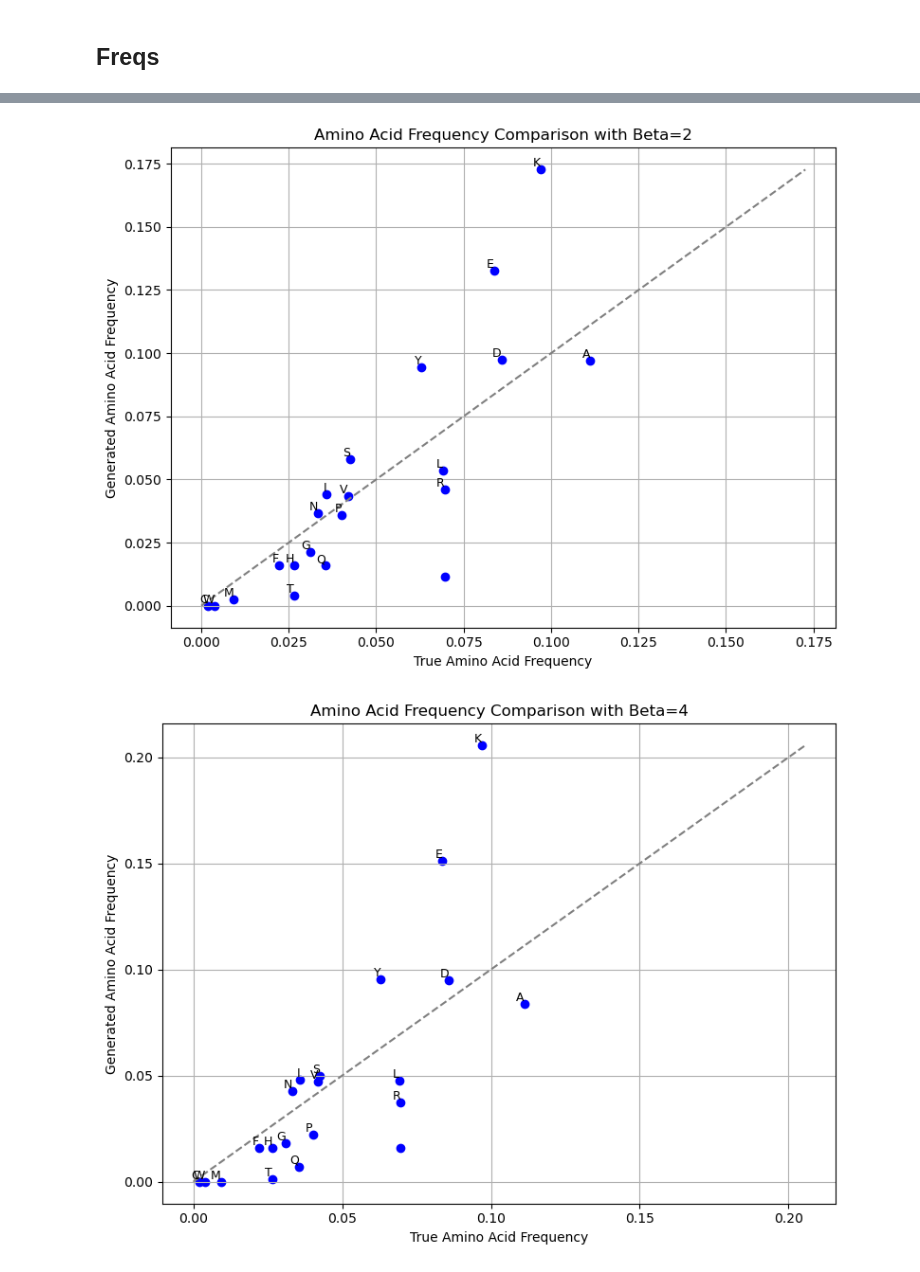
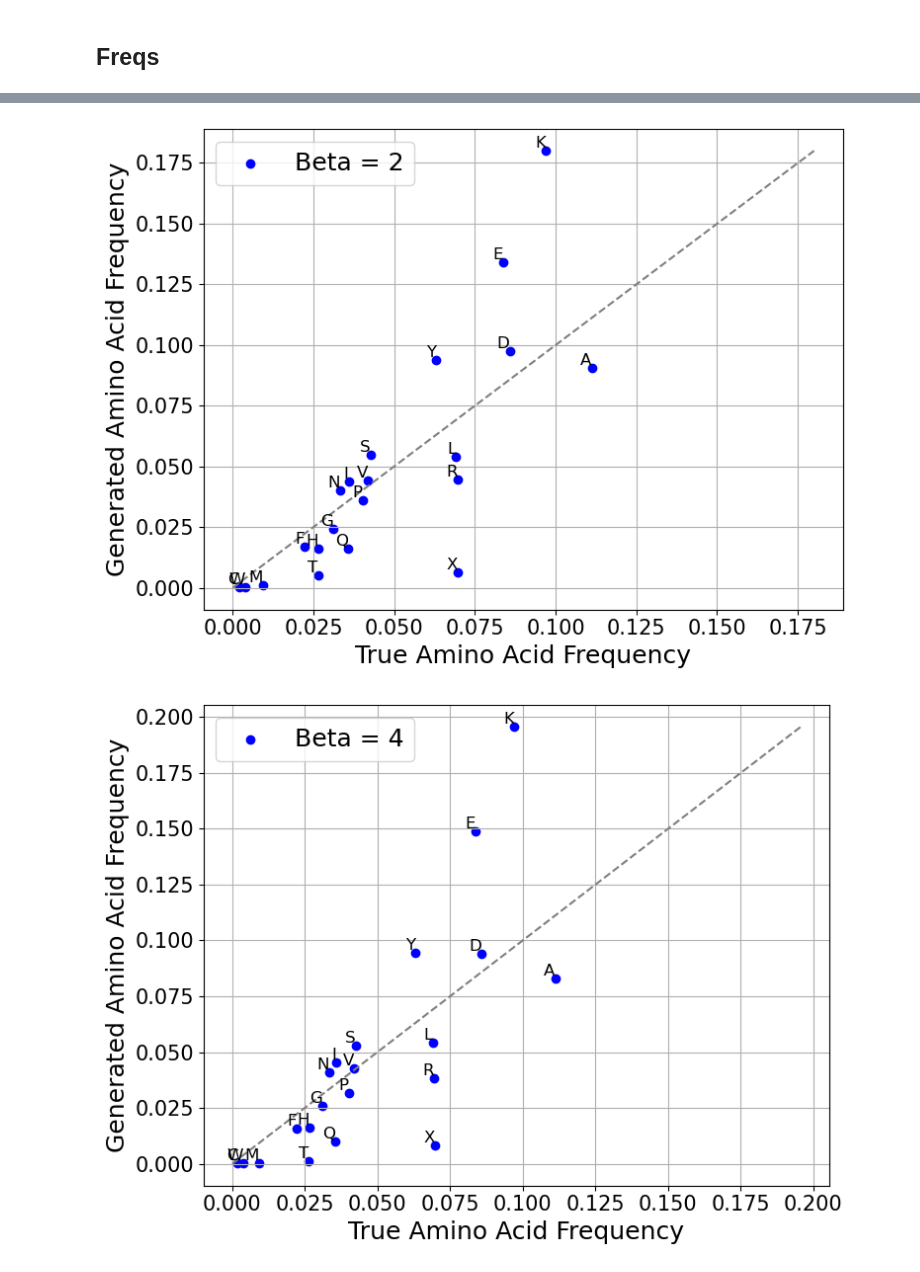
Before and after one commit to marziof/PLM-gen-DCA, a Jupyter notebook: Attention-DCA-main/CODE/AttentionDCA_python/src/PLM/temperatures.ipynb, the cells around one changed output, grey strips where cells are left out. Saved outputs shown, nothing was run; the diff lists cells and outputs as text; code cells hidden in the pictures.

```diff
--- a/Attention-DCA-main/CODE/AttentionDCA_python/src/PLM/temperatures.ipynb
+++ b/Attention-DCA-main/CODE/AttentionDCA_python/src/PLM/temperatures.ipynb
@@ -166,13 +193,16 @@ beta  8 saved
 #----------- Load sequences with different betas -------------
 cwd = '/Users/marzioformica/Desktop/EPFL/Master/MA2/Labo/my_project/PLM-gen-DCA/Attention-DCA-main'
 #cwd='C:\Users\youss\OneDrive\Bureau\master epfl\MA2\TP4 De los Rios\git_test\PLM-gen-DCA\Attention-DCA-main'
-
+save_dir = "mc_generated_sequences"
 betas = [0.01, 0.1, 0.5, 1, 2, 4, 8]
 correlations_means = []
 correlations_array = []  # Will become a 2D array: len(betas) x len(correlation steps)
 
 for b in betas:
-    filename = f'gen_seqs_w_init_seq_Ns30000_r0.1_b{b}'
+    #filename = f'gen_seqs_w_init_seq_Ns30000_r0.1_b{b}'
+    #filename = f"gen_seqs_randinit_Ns{N_seqs}_b{b}"
+    filename = f'mc_gen_seqs_w_init_seq_Ns100000_r0.1_b{b}'
+
     output_file = cwd + f'/CODE/AttentionDCA_python/src/PLM/{save_dir}/{filename}.npy'
     gen_sequences = np.load(output_file)
 
@@ -295,8 +325,8 @@ from utils import read_fasta_alignment, remove_duplicate_sequences
 from plm_hamming_dist import vectorized_hamming_distance
 from plm_PCA_func import plot_pca_of_sequences, plot_projected_pca, plot_projected_pca_colormap
 
-save_dir = "mc_generated_sequences" # change appropriately
-
+save_dir = "gill_generated_sequences" # change appropriately
+N_seqs=30000
 cwd = os.getcwd()
 save_path = cwd + '/results/Temperatures'
 if not os.path.exists(save_path):
@@ -314,18 +344,23 @@ seq_data_test_filtered = seq_data_test_filtered.T
 
 cwd = '/Users/marzioformica/Desktop/EPFL/Master/MA2/Labo/my_project/PLM-gen-DCA/Attention-DCA-main'
 for beta in betas:
-    filename = f'mc_gen_seqs_w_init_seq_Ns100000_r0.1_b{beta}'
+    #filename = f'gen_seqs_randinit_Ns{N_seqs}_b{beta}'
+    #filename = f'mc_gen_seqs_w_init_seq_Ns100000_r0.1_b{beta}'
+    filename = f'gill_generated_sequences_20000_beta_{beta}'
     output_file = cwd + f'/CODE/AttentionDCA_python/src/PLM/{save_dir}/{filename}.npy'
     gen_sequences = np.load(output_file)
-    filtered_gen_sequences = gen_sequences[10000:]
+    #filtered_gen_sequences = gen_sequences[10000:]
     # take 14052 sequences uniformely spaced
-    filtered_gen_sequences = filtered_gen_sequences[::int(len(filtered_gen_sequences)/14052)]
-    mean_ham_dist.append(np.mean(vectorized_hamming_distance(gen_sequences[10000:],seq_data_test_filtered)))
-    save_name = save_path + f'/PCA_mc_{filename}.pdf'
+    #filtered_gen_sequences = filtered_gen_sequences[::int(len(filtered_gen_sequences)/14052)]
+    #mean_ham_dist.append(np.mean(vectorized_hamming_distance(gen_sequences[10000:],seq_data_test_filtered)))
+    save_name = save_path + f'/PCA_{filename}.png'
     #fig_file=cwd + f'\CODE\AttentionDCA_python\src\PLM\PCA_fig\PCA_beta_{beta}'
     #plot_pca_of_sequences(gen_sequences,title=f"beta={beta}",comparison_data=seq_data_test_filtered)
     # def plot_projected_pca(sequences_reference, sequences_to_project, title="PCA: Reference vs Projected Sequences", max_pot=21, save_path=None, restrict_axes=True):
-    plot_projected_pca_colormap(seq_data_test_filtered,filtered_gen_sequences,title=f"beta={beta}", max_pot=21, save_path=save_name)
+    plot_projected_pca_colormap(seq_data_test_filtered,gen_sequences,
+                                max_pot=21, save_path=save_name, restrict_axes=True,
+                                cmap_ref='plasma', cmap_proj='plasma',
+                                label_ref="Reference", label_proj="Generated", beta=beta, plot_separately=True)
 # %% [output]
 Total sequences read: 14502
 Sequences after filtering: 14502
@@ -348,7 +383,9 @@ import numpy as np
 
 # Standard amino acids
 #aa_list = list("ACDEFGHIKLMNPQRSTVWY")
-aa_list = ['A', 'C', 'D', 'E', 'F', 'G', 'H', 'I', 'K', 'L', 'M', 'N', 'P', 'Q', 'R', 'S', 'T', 'V', 'W', 'Y']
+aa_list = ['A', 'C', 'D', 'E', 'F', 'G', 'H', 'I',
+           'K', 'L', 'M', 'N', 'P', 'Q', 'R', 'S',
+           'T', 'V', 'W', 'Y', 'X']  # 'X' represents unknowns, gaps, or special symbols
 
 betas = [0.01, 0.1, 0.5, 1, 2, 4, 8]
 
@@ -370,8 +407,9 @@ if not os.path.exists(save_path):
     os.makedirs(save_path)
 cwd = '/Users/marzioformica/Desktop/EPFL/Master/MA2/Labo/my_project/PLM-gen-DCA/Attention-DCA-main'
 for beta in betas:
-    filename = f'mc_gen_seqs_w_init_seq_Ns100000_r0.1_b{beta}'
-    output_file = cwd + f'/CODE/AttentionDCA_python/src/PLM/mc_generated_sequences/{filename}.npy'
+    #filename = f'mc_gen_seqs_w_init_seq_Ns100000_r0.1_b{beta}'
+    filename = f'gen_seqs_randinit_Ns{N_seqs}_b{beta}'
+    output_file = cwd + f'/CODE/AttentionDCA_python/src/PLM/generated_sequences/{filename}.npy'
     gen_sequences = np.load(output_file)
     gen_glat = gen_sequences.flatten()
     gen_counts = np.bincount(gen_glat, minlength=21)
@@ -383,7 +421,7 @@ for beta in betas:
 
     # Label each point
     for i, aa in enumerate(aa_list):
-        plt.text(true_freq[i], gen_freq[i], aa, fontsize=9, ha='right', va='bottom')
+        plt.text(true_freq[i], gen_freq[i], aa, fontsize=12, ha='right', va='bottom')
 
     # Diagonal reference line
     plt.plot([0, max(true_freq.max(), gen_freq.max())], [0, max(true_freq.max(), gen_freq.max())],
@@ -391,7 +429,9 @@ for beta in betas:
 
     plt.xlabel("True Amino Acid Frequency")
     plt.ylabel("Generated Amino Acid Frequency")
-    plt.title(f"Amino Acid Frequency Comparison with Beta={beta}")
+    #plt.title(f"Amino Acid Frequency Comparison with Beta={beta}")
+    # label plot with beta value (in legend not title)
+    plt.legend([f"Beta = {beta}"], loc='upper left')
     plt.grid(True)
     plt.tight_layout()
     save_name = save_path + f'/freqs_{filename}.pdf'
@@ -405,2 +445,2 @@ for beta in betas:
-[figure, old version]
+[figure, new version]
-[figure, old version]
+[figure, new version]
```
Also changed, not shown: parts of 6 cells of this notebook, 2 other files.
